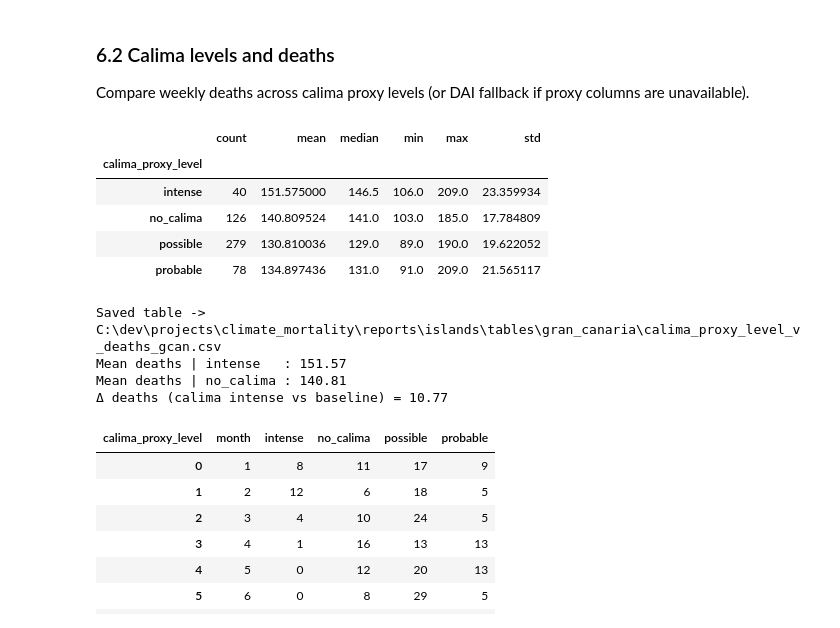
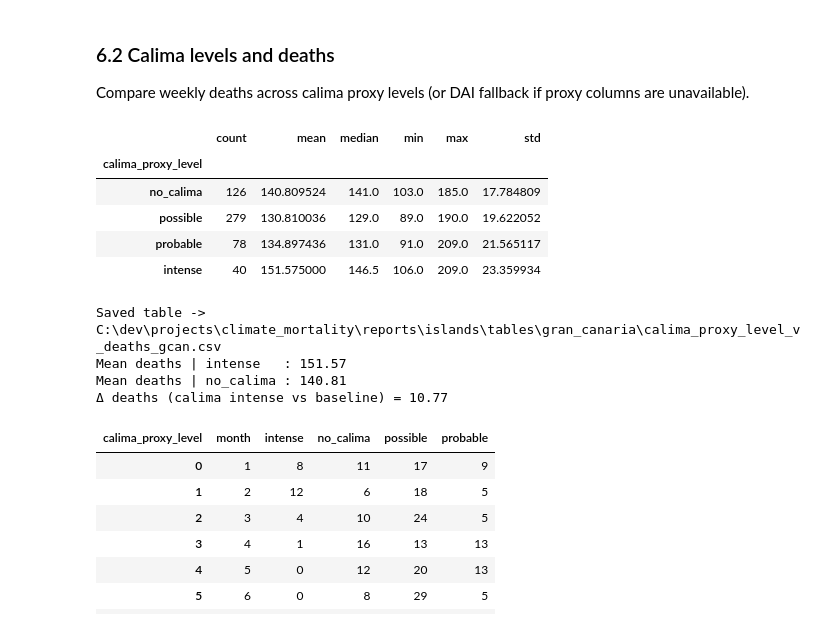
Before and after one commit to ferProg/climate_mortality, a Jupyter notebook: islands/gran_canaria/analysis.ipynb, the cells around one changed output. Cells and saved outputs as stored; diff of their text form; code cells hidden in the pictures.

```diff
--- a/islands/gran_canaria/analysis.ipynb
+++ b/islands/gran_canaria/analysis.ipynb
@@ -165,15 +166,13 @@ print("Calima proxy FP:", calima_fp)
 if calima_fp.exists():
     calima = pd.read_parquet(calima_fp).copy()
     calima["week_start"] = pd.to_datetime(calima["week_start"], errors="coerce")
+    keep = [
+    "week_start",
+    "calima_proxy_score",
+    "calima_proxy_level",
+    ]
 
-    keep = ["week_start", "calima_proxy_score", "calima_proxy_level"]
-    extra_keep = [c for c in [
-        "cap_dust_yellow_plus_week",
-        "cap_dust_level_max_week",
-        "calima_dai_flag",
-    ] if c in calima.columns]
-
-    calima_keep = [c for c in keep + extra_keep if c in calima.columns]
+    calima_keep = [c for c in keep if c in calima.columns]
 
     overlap = [c for c in calima_keep if c != "week_start" and c in df.columns]
     if overlap:
@@ -554,34 +529,37 @@ WindowsPath('C:/dev/projects/climate_mortality/reports/islands/tables/gran_canar
 Compare weekly deaths across calima proxy levels (or DAI fallback if proxy columns are unavailable).
 # %%
 if "calima_proxy_level" in df.columns:
+    level_order = ["no_calima", "possible", "probable", "intense"]
+
     cal = (
         df.groupby("calima_proxy_level")["deaths_week"]
         .agg(["count", "mean", "median", "min", "max", "std"])
-        .sort_index()
+        .reindex(level_order)
     )
     display(cal)
     save_table(cal.reset_index(), TAB_DIR, f"calima_proxy_level_v_deaths_{ISLAND_CODE}.csv", index=False)
 else:
     print("No calima_proxy_level. Using calima_dai_flag if available...")
     if "calima_dai_flag" in df.columns:
         cal = df.groupby("calima_dai_flag")["deaths_week"].agg(["count", "mean", "median"]).sort_index()
         display(cal)
         save_table(cal.reset_index(), TAB_DIR, f"calima_dai_flag_deaths_{ISLAND_CODE}.csv", index=False)
+
 if "intense" in cal.index and "no_calima" in cal.index:
     mean_intense = cal.loc["intense", "mean"]
     mean_baseline = cal.loc["no_calima", "mean"]
     delta_deaths = mean_intense - mean_baseline
 
     print(f"Mean deaths | intense   : {mean_intense:.2f}")
     print(f"Mean deaths | no_calima : {mean_baseline:.2f}")
     print(f"Δ deaths (calima intense vs baseline) = {delta_deaths:.2f}")
 # %% [output]
 |  | count | mean | median | min | max | std |
 | calima_proxy_level |  |  |  |  |  |  |
-| intense | 40 | 151.575000 | 146.5 | 106.0 | 209.0 | 23.359934 |
 | no_calima | 126 | 140.809524 | 141.0 | 103.0 | 185.0 | 17.784809 |
 | possible | 279 | 130.810036 | 129.0 | 89.0 | 190.0 | 19.622052 |
 | probable | 78 | 134.897436 | 131.0 | 91.0 | 209.0 | 21.565117 |
+| intense | 40 | 151.575000 | 146.5 | 106.0 | 209.0 | 23.359934 |
 Saved table -> C:\dev\projects\climate_mortality\reports\islands\tables\gran_canaria\calima_proxy_level_v_deaths_gcan.csv
 Mean deaths | intense   : 151.57
 Mean deaths | no_calima : 140.81
```
Also changed, not shown: parts of 7 cells of this notebook, 25 other files.
